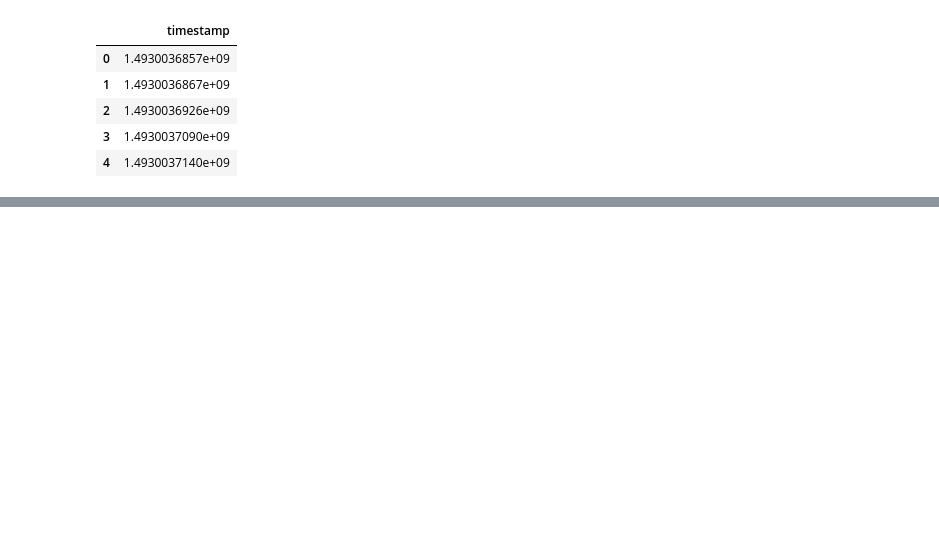
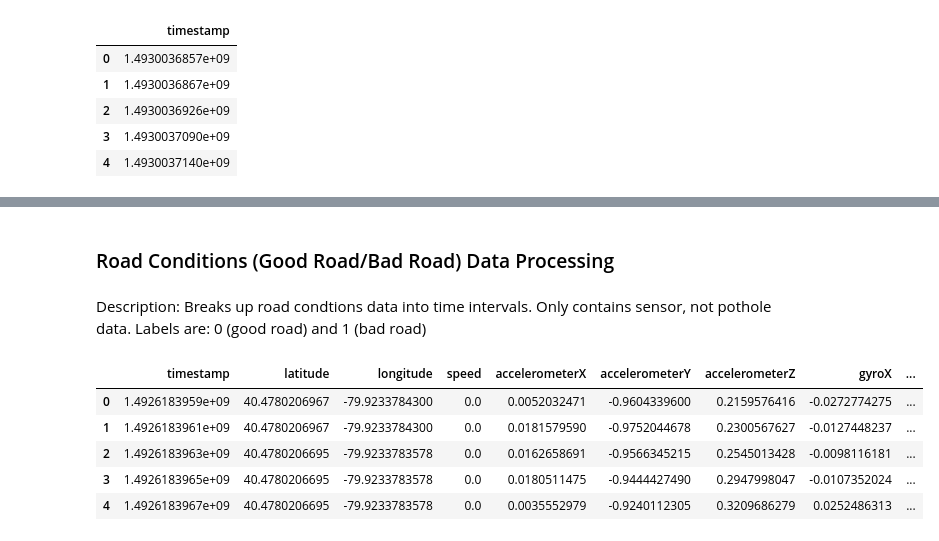
Before and after one commit to shouvikmani/Intelligent-Pothole-Detection, a Jupyter notebook: data_processing.ipynb, the cells around one changed output, grey strips where cells are left out. Drawn from its saved outputs; the diff is of its cells as text; code cells hidden in the pictures; blank space fills up the shorter version.

```diff
--- a/data_processing.ipynb
+++ b/data_processing.ipynb
@@ -138,0 +116,17 @@ sensorsDF.to_csv(combinedFilePath)
+# %% [markdown]
+### Road Conditions (Good Road/Bad Road) Data Processing
+# %% [markdown]
+Description: Breaks up road condtions data into time intervals. Only contains sensor, not pothole data. Labels are: 0 (good road) and 1 (bad road)
+# %%
+sensorsFilePath = 'data/Good_Road_Bad_Road/good7_sensors.csv'
+intervalsFilePath = 'data/Good_Road_Bad_Road/good7_intervals.csv'
+label = 0
+sensorsDF = pd.read_csv(sensorsFilePath)
+sensorsDF.head()
+# %% [output]
+|  | timestamp | latitude | longitude | speed | accelerometerX | accelerometerY | accelerometerZ | gyroX | ... |
+| 0 | 1.4926183959e+09 | 40.4780206967 | -79.9233784300 | 0.0 | 0.0052032471 | -0.9604339600 | 0.2159576416 | -0.0272774275 | ... |
+| 1 | 1.4926183961e+09 | 40.4780206967 | -79.9233784300 | 0.0 | 0.0181579590 | -0.9752044678 | 0.2300567627 | -0.0127448237 | ... |
+| 2 | 1.4926183963e+09 | 40.4780206695 | -79.9233783578 | 0.0 | 0.0162658691 | -0.9566345215 | 0.2545013428 | -0.0098116181 | ... |
+| 3 | 1.4926183965e+09 | 40.4780206695 | -79.9233783578 | 0.0 | 0.0180511475 | -0.9444427490 | 0.2947998047 | -0.0107352024 | ... |
+| 4 | 1.4926183967e+09 | 40.4780206695 | -79.9233783578 | 0.0 | 0.0035552979 | -0.9240112305 | 0.3209686279 | 0.0252486313 | ... |
```
Also changed, not shown: parts of 19 cells of this notebook.
